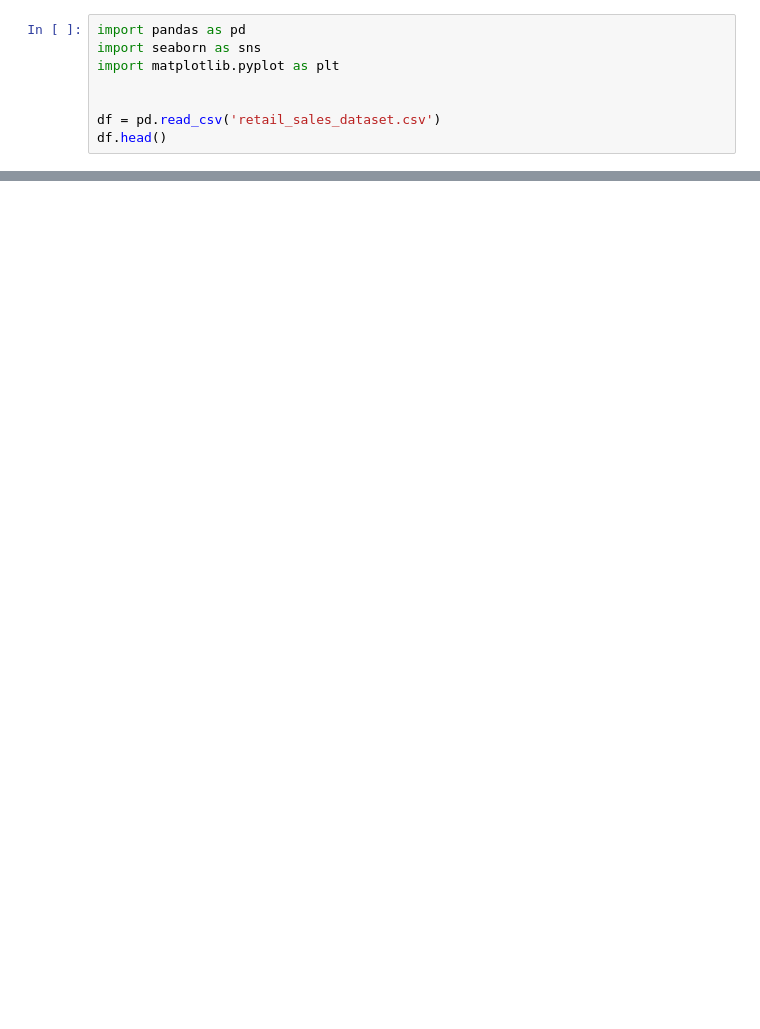
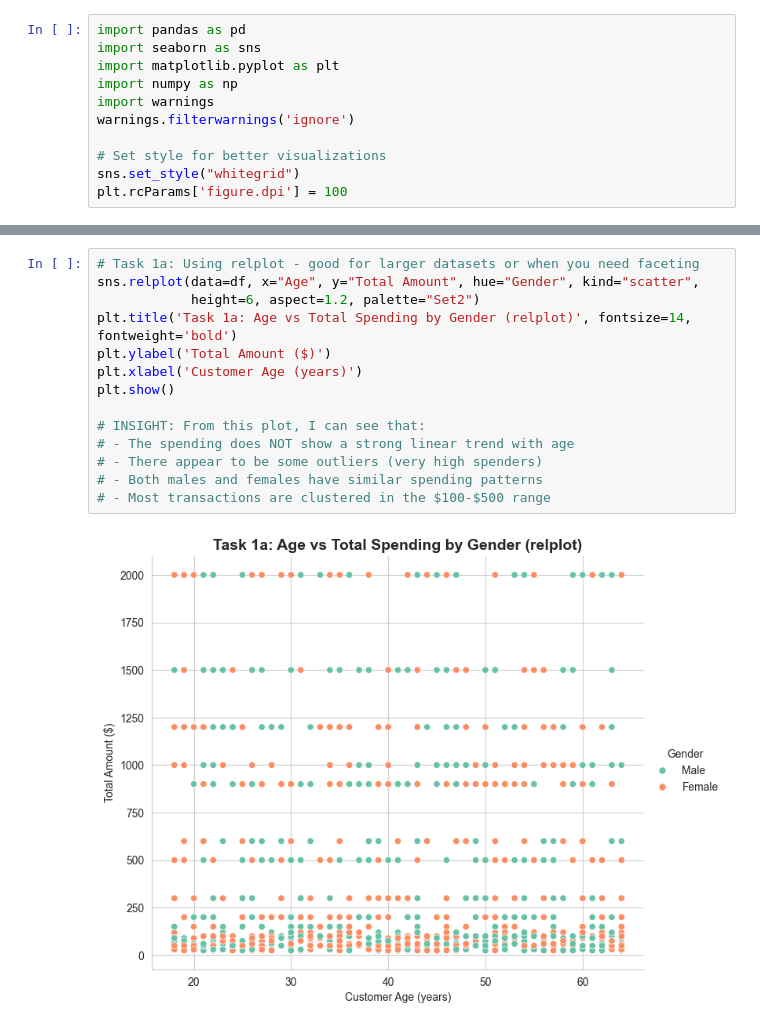
Before and after one commit to Priyam475/Python_Libreries, a Jupyter notebook: seaborn/task.ipynb, the cells around one changed output, grey strips where cells are left out. Cells and saved outputs as stored; diff of their text form; blank space fills up the shorter version.

```diff
--- a/seaborn/task.ipynb
+++ b/seaborn/task.ipynb
@@ -2,7 +14,10 @@
 import pandas as pd
 import seaborn as sns
 import matplotlib.pyplot as plt
+import numpy as np
+import warnings
+warnings.filterwarnings('ignore')
 
-
-df = pd.read_csv('retail_sales_dataset.csv')
-df.head()
+# Set style for better visualizations
+sns.set_style("whitegrid")
+plt.rcParams['figure.dpi'] = 100
@@ -155,0 +111,16 @@ dtype: int64
+# %%
+# Task 1a: Using relplot - good for larger datasets or when you need faceting
+sns.relplot(data=df, x="Age", y="Total Amount", hue="Gender", kind="scatter",
+            height=6, aspect=1.2, palette="Set2")
+plt.title('Task 1a: Age vs Total Spending by Gender (relplot)', fontsize=14, fontweight='bold')
+plt.ylabel('Total Amount ($)')
+plt.xlabel('Customer Age (years)')
+plt.show()
+
+# INSIGHT: From this plot, I can see that:
+# - The spending does NOT show a strong linear trend with age
+# - There appear to be some outliers (very high spenders)
+# - Both males and females have similar spending patterns
+# - Most transactions are clustered in the $100-$500 range
+# %% [output]
+[figure, added]
```
Also changed, not shown: parts of 33 cells of this notebook, 2 other files.
